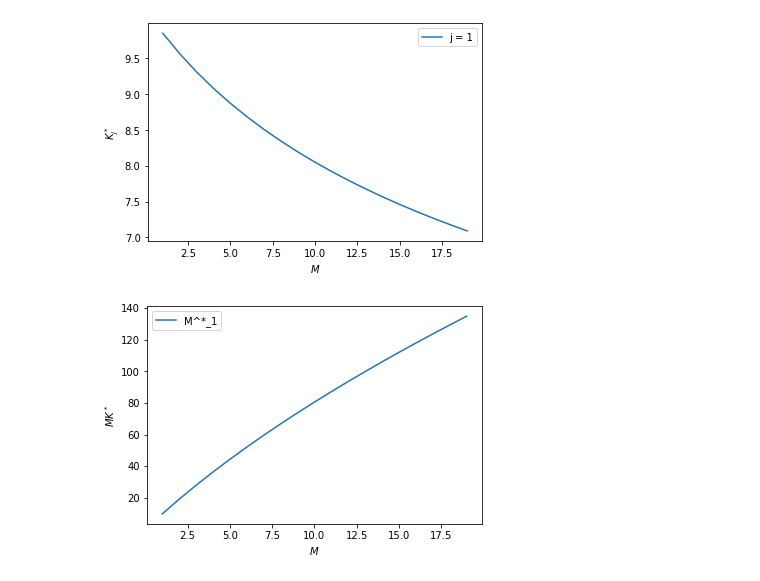
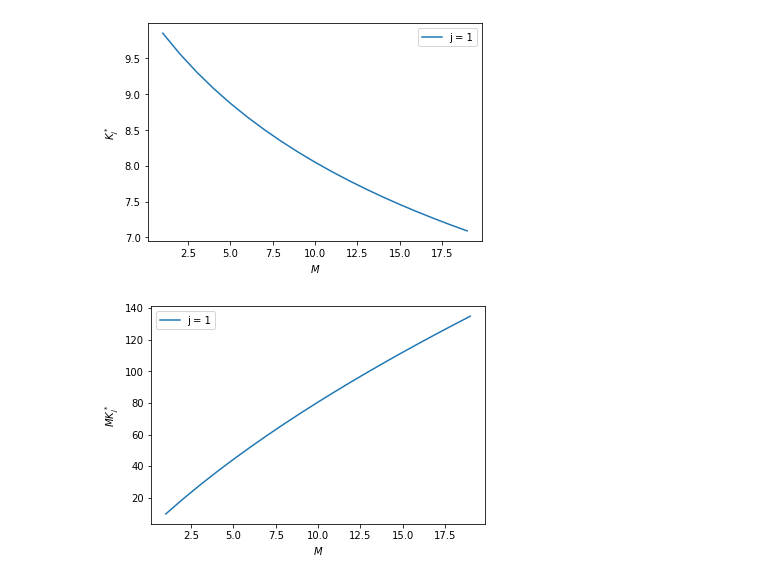
Before and after one commit to weiliubc/strategic_influencer_of_naive_agents, a Jupyter notebook: multiple_agent_case/mk_star.ipynb, the cells around one changed output. Saved outputs shown, nothing was run; the diff lists cells and outputs as text; code cells hidden in the pictures.

```diff
--- a/multiple_agent_case/mk_star.ipynb
+++ b/multiple_agent_case/mk_star.ipynb
@@ -162,11 +162,11 @@ plt.show()
 # %% [output]
 [figure]
 # %%
-plt.plot(range(1, M_max), [r[1][0][0] for r in results_very_special], label = f"M^*_{0+1}")
+plt.plot(range(1, M_max), [r[1][0][0] for r in results_very_special], label = f"j = {0+1}")
 
 plt.legend()
 plt.xlabel("$M$")
-plt.ylabel("$MK^*$")
+plt.ylabel("$MK^*_j$")
 plt.show()
 # %% [output]
-[figure, old version]
+[figure, new version]
```
Also changed, not shown: parts of 2 cells of this notebook.
